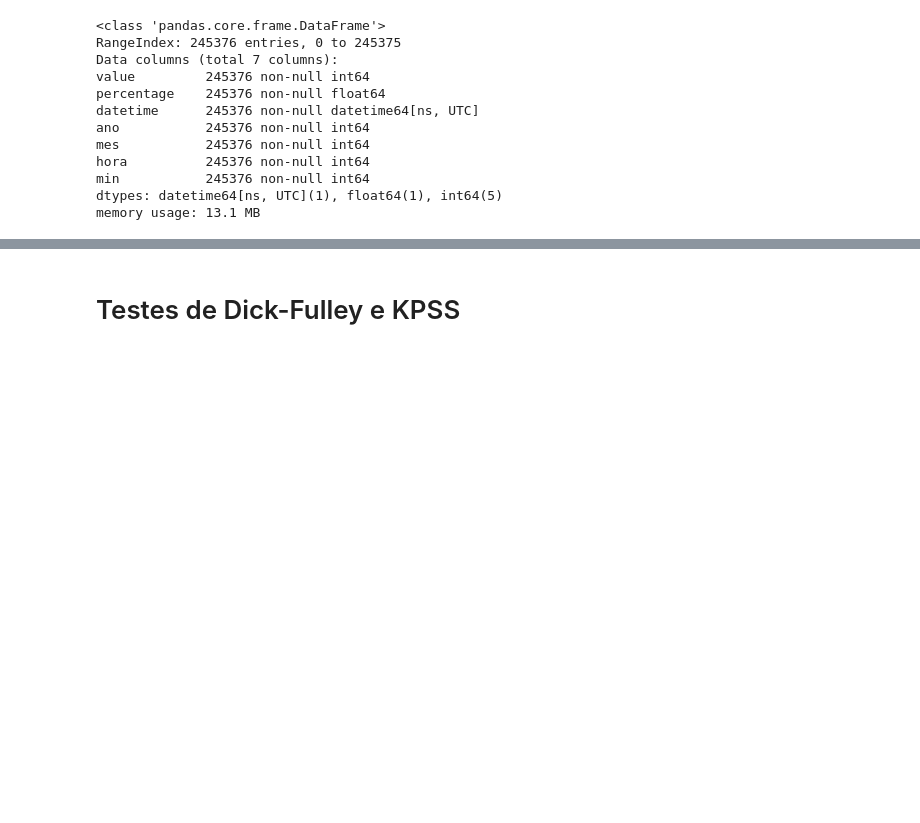
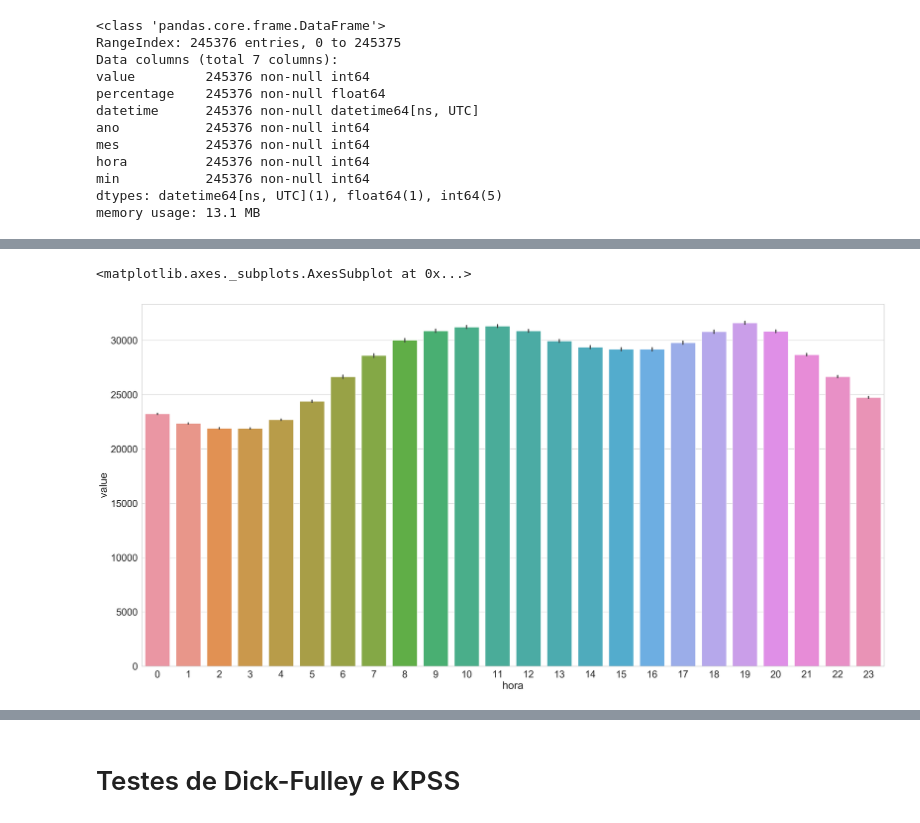
Before and after one commit to marcosvilela/modelagem-analitica-20.3, a Jupyter notebook: source/Marcos/Marcos_Analise_Exploratoria.ipynb, the cells around one changed output, grey strips where cells are left out. Saved outputs shown, nothing was run; the diff lists cells and outputs as text; code cells hidden in the pictures; blank space fills up the shorter version.

```diff
--- a/source/Marcos/Marcos_Analise_Exploratoria.ipynb
+++ b/source/Marcos/Marcos_Analise_Exploratoria.ipynb
@@ -60,0 +119,9 @@ data_abriged_oct=data_abriged[data_abriged['mes']==10]
+# %%
+## Plot dos valores por hora no ano de 2014
+
+plt.figure(figsize=(30,15), dpi=200)
+
+sns.barplot(x='hora', y='value',data=data_abriged)
+# %% [output]
+<matplotlib.axes._subplots.AxesSubplot at 0x...>
+[figure, added]
```
Also changed, not shown: parts of 28 cells of this notebook.
